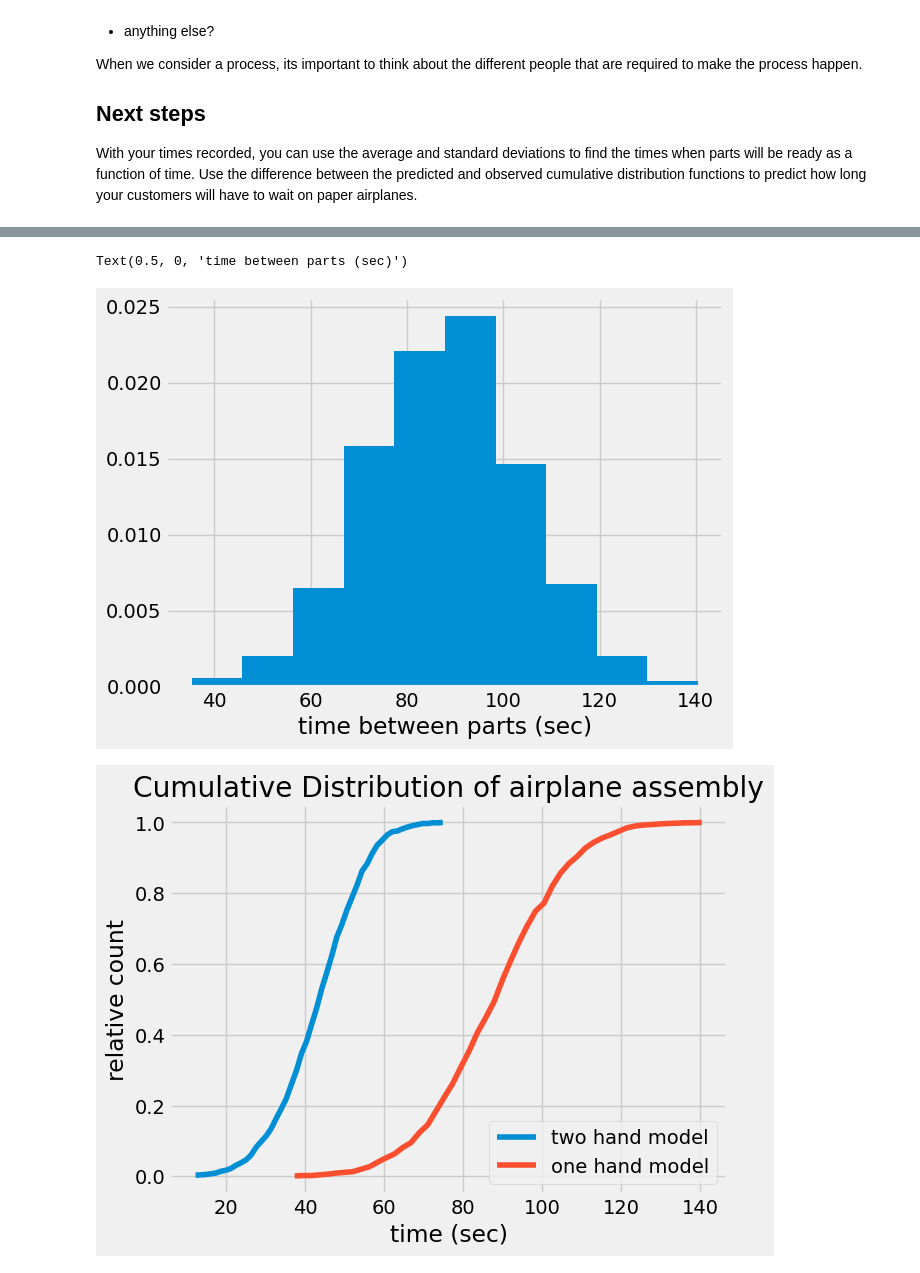
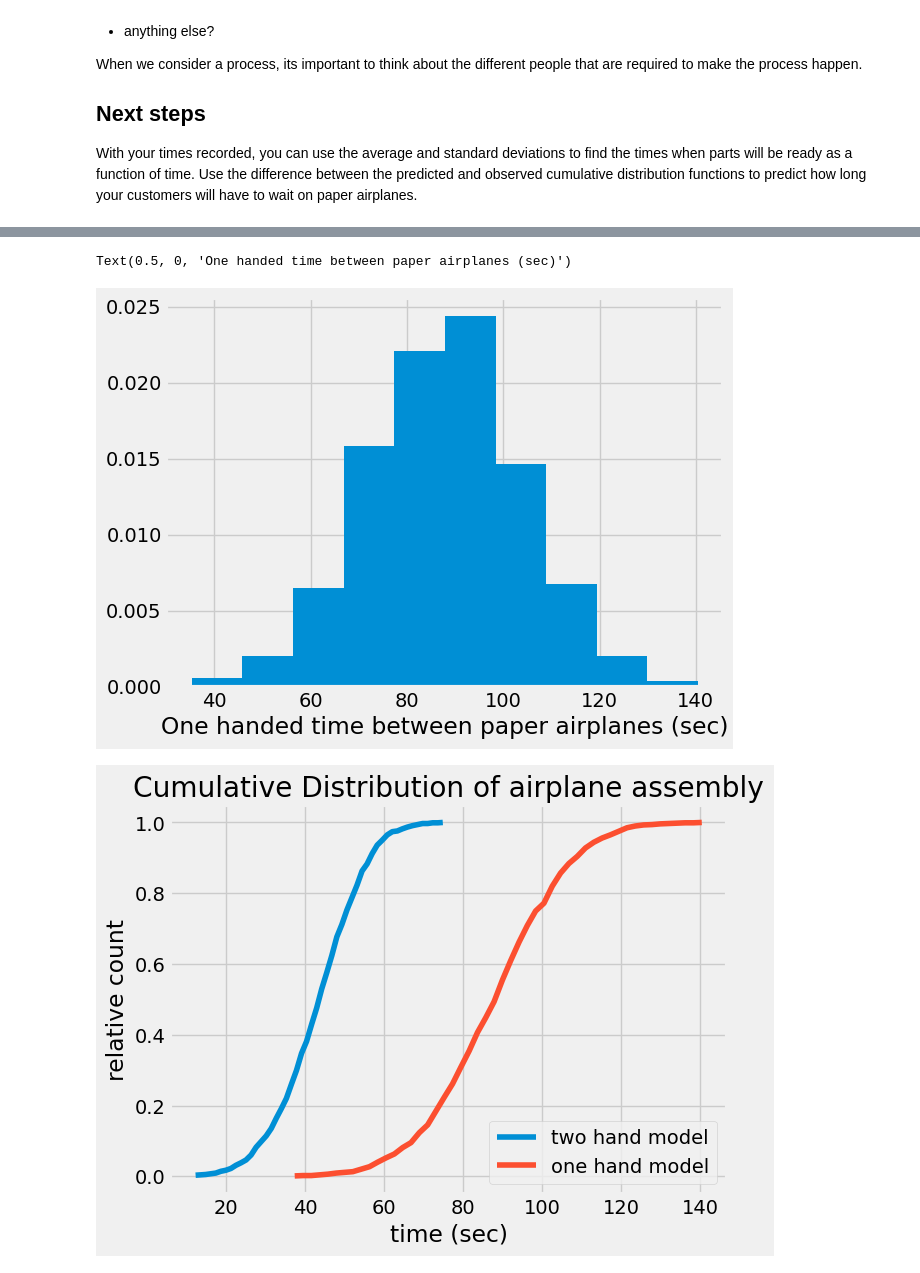
Before and after one commit to TylerBerendsohn/computational-mechanics, a Jupyter notebook: module_01/HW_05.ipynb, the cells around one changed output, grey strips where cells are left out. Drawn from its saved outputs; the diff is of its cells as text; code cells hidden in the pictures.

```diff
--- a/module_01/HW_05.ipynb
+++ b/module_01/HW_05.ipynb
@@ -53,26 +53,26 @@ Text(0.5, 0, 'time between parts (sec)')
 # %%
 N_assemblies = 1000
 
 time_one_hand = np.array([105,97,85,72,78,89]) #  seconds to make a paper airplane with one hand
 
 
 one_avg_part_time = np.mean(time_one_hand)
 
 one_part_ready = np.arange(1, N_assemblies+1)*one_avg_part_time
 
 rng = default_rng(55)
 
 one_std_part_time = np.std(time_one_hand)
 
 one_part_ready += rng.normal(loc = 0,
                          scale = one_std_part_time,
                          size = N_assemblies)
 
 plt.hist(np.diff(one_part_ready), density=True)
-plt.xlabel('time between parts (sec)')
+plt.xlabel('One handed time between paper airplanes (sec)')
 # %% [output]
-Text(0.5, 0, 'time between parts (sec)')
+Text(0.5, 0, 'One handed time between paper airplanes (sec)')
-[figure, old version]
+[figure, new version]
 # %%
 count, bins_count = np.histogram(np.diff(two_part_ready),
                                  bins=50)
```
Also changed, not shown: parts of 1 cell of this notebook.
